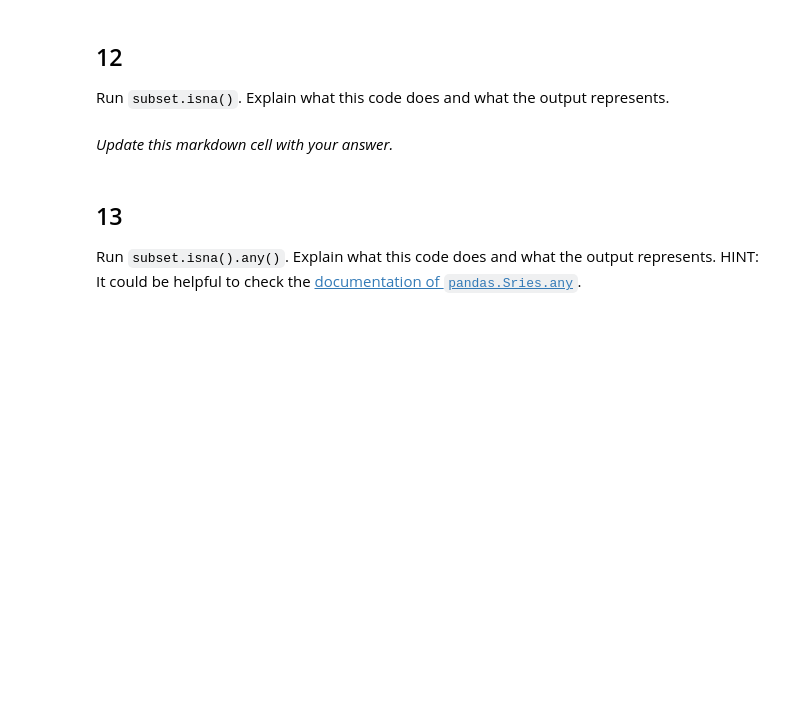
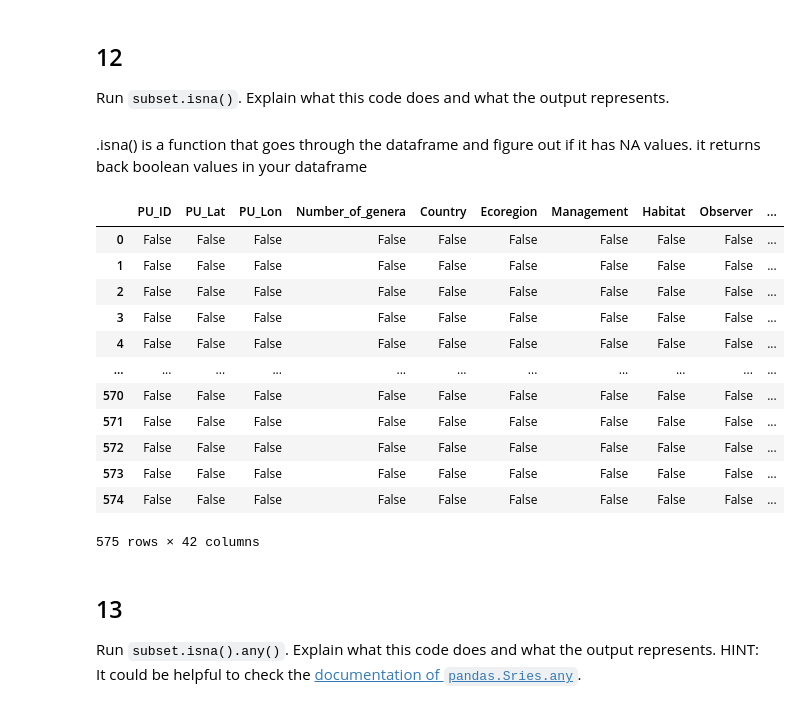
Before and after one commit to rosemaryjuarez/eds220-hwk-1, a Jupyter notebook: hwk1-task3.ipynb, the cells around one changed output. Cells and saved outputs as stored; diff of their text form; code cells hidden in the pictures; blank space fills up the shorter version.

```diff
--- a/hwk1-task3.ipynb
+++ b/hwk1-task3.ipynb
@@ -228,8 +288,24 @@ Use `iloc` to select rows 95 throuhg 100 (including 100) in the 17th, 20th, and
 ## 12
 
 Run `subset.isna()`. Explain what this code does and what the output represents.
-# %% [markdown]
-*Update this markdown cell with your answer.*
+# %% [markdown]
+.isna() is a function that goes through the dataframe and figure out if it has NA values. it returns back boolean values in your dataframe
+# %%
+coral_div.isna() # it is boolean
+# %% [output]
+|  | PU_ID | PU_Lat | PU_Lon | Number_of_genera | Country | Ecoregion | Management | Habitat | Observer | ... |
+| 0 | False | False | False | False | False | False | False | False | False | ... |
+| 1 | False | False | False | False | False | False | False | False | False | ... |
+| 2 | False | False | False | False | False | False | False | False | False | ... |
+| 3 | False | False | False | False | False | False | False | False | False | ... |
+| 4 | False | False | False | False | False | False | False | False | False | ... |
+| ... | ... | ... | ... | ... | ... | ... | ... | ... | ... | ... |
+| 570 | False | False | False | False | False | False | False | False | False | ... |
+| 571 | False | False | False | False | False | False | False | False | False | ... |
+| 572 | False | False | False | False | False | False | False | False | False | ... |
+| 573 | False | False | False | False | False | False | False | False | False | ... |
+| 574 | False | False | False | False | False | False | False | False | False | ... |
+575 rows × 42 columns
 # %% [markdown]
 ## 13
 Run `subset.isna().any()`. Explain what this code does and what the output represents. HINT: It could be helpful to check the [documentation of `pandas.Sries.any`](https://pandas.pydata.org/docs/reference/api/pandas.Series.any.html).
```
Also changed, not shown: parts of 12 cells of this notebook.
